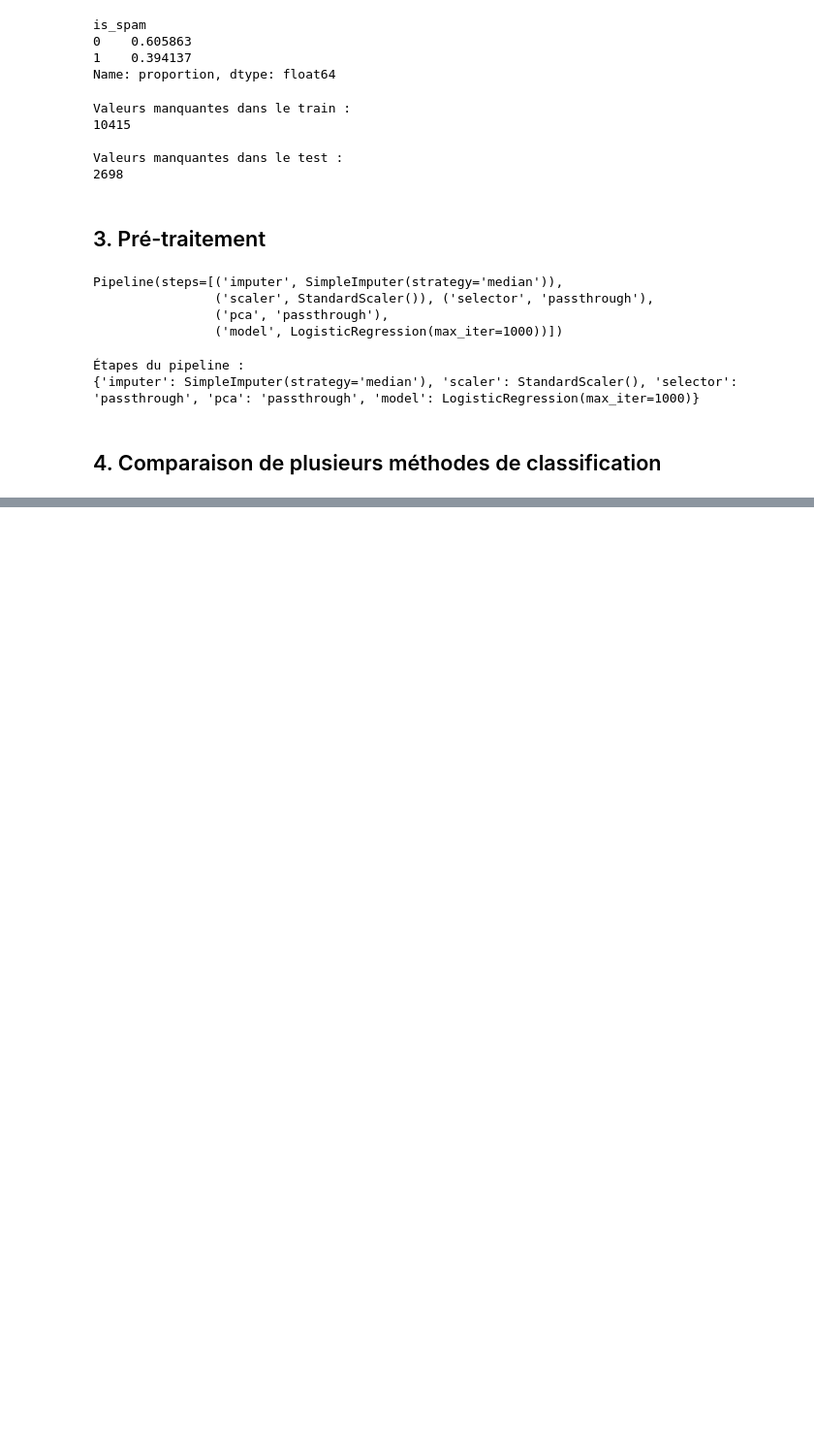
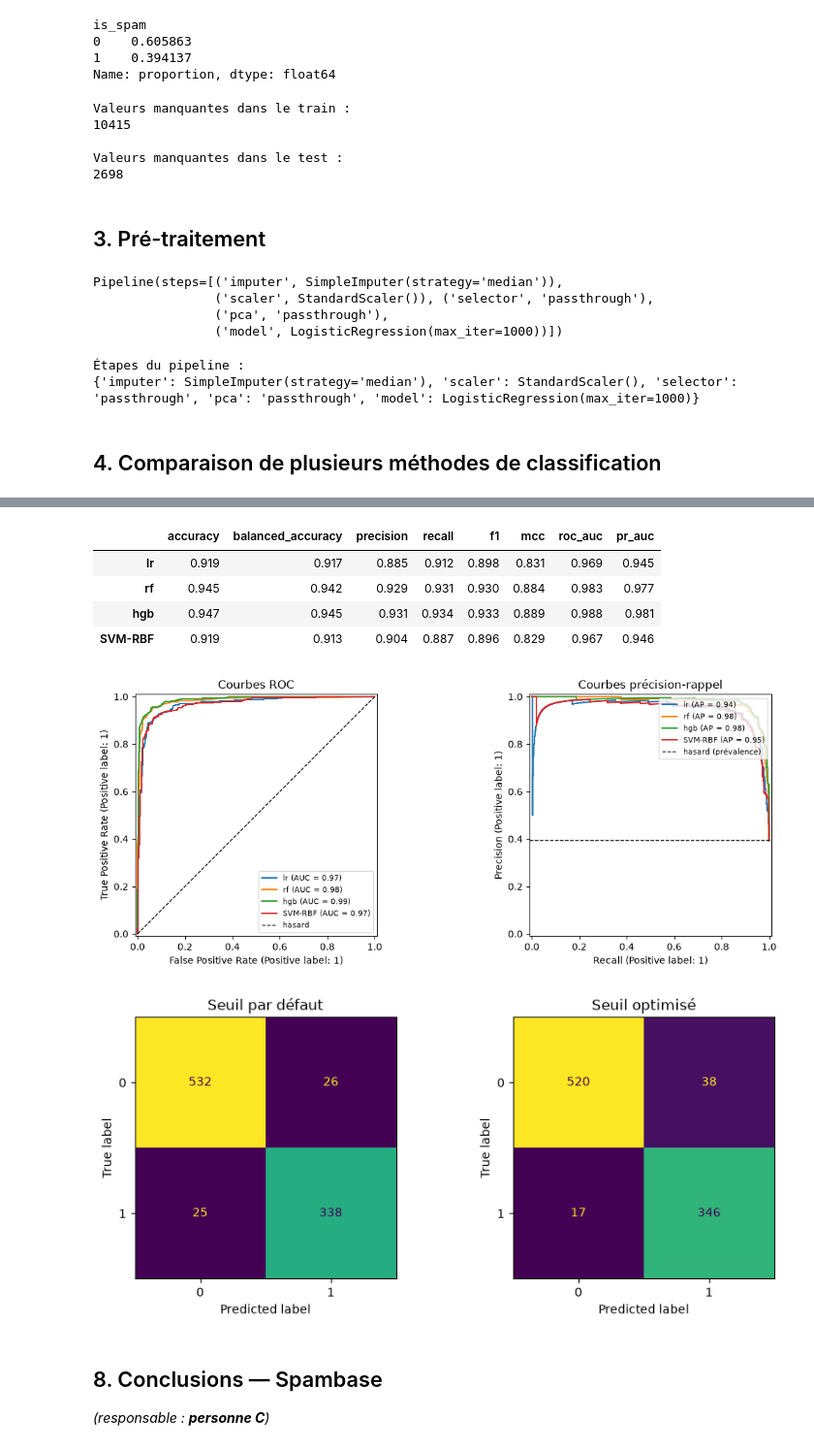
Before and after one commit to j4niro/ml-project, a Jupyter notebook: 01_spambase.ipynb, the cells around one changed output, grey strips where cells are left out. Shown at 97% size. Saved outputs shown, nothing was run; the diff lists cells and outputs as text; code cells hidden in the pictures; blank space fills up the shorter version.

Commit message:
Evaluation et Conclusion améliorées

```diff
--- a/01_spambase.ipynb
+++ b/01_spambase.ipynb
@@ -339,0 +252,22 @@ ml.plot_confusion(
+# %%
+# Modèle retenu = meilleur PR-AUC moyenne en validation croisée (tableau de la section 4)
+best_name  = model_comparison["average_precision_mean"].idxmax()
+best_model = models[best_name]
+
+# Le modèle retenu profite-t-il de la sélection de variables ou de l'ACP ? (CV sur le train uniquement)
+best_sel = selector_table["average_precision_mean"].idxmax()      # (méthode, k) trouvé en section 5
+candidates = {
+    "sans sélection ni ACP": {},
+    f"sélection {best_sel[0]} (k={best_sel[1]})": dict(selector=best_sel[0], k=best_sel[1]),
+    "ACP (95 % de variance)": dict(pca_components=0.95),
+}
+rows = {
+    label: ml.cross_validate_models({best_name: best_model}, X_train_spam, y_train_spam, cv=5, **kw).loc[best_name]
+    for label, kw in candidates.items()
+}
+config_table = pd.DataFrame(rows).T
+display(config_table.round(3))
+
+best_label  = config_table["average_precision_mean"].idxmax()
+best_params = candidates[best_label]
+print(f"Modèle retenu : {best_name} | configuration : {best_label}")
@@ -339,0 +280,13 @@ ml.plot_confusion(
+# %%
+final = ml.build_pipeline(clone(best_model), **best_params)
+
+# Seuil de décision appris sur le train uniquement (scores hors-échantillon)
+oof = ml.oof_scores(final, X_train_spam, y_train_spam, cv=3)
+thr = ml.find_best_threshold(y_train_spam, oof, metric="f1")
+final.fit(X_train_spam, y_train_spam)
+
+res = pd.DataFrame({
+    "seuil par défaut": ml.evaluate_model(final, X_test_spam, y_test_spam),
+    f"seuil optimisé ({thr:.2f})": ml.evaluate_model(final, X_test_spam, y_test_spam, threshold=thr),
+}).round(3)
+res
@@ -339,0 +303,21 @@ ml.plot_confusion(
+# %%
+# Tous les modèles sur le test (courbes ROC / PR) et matrices de confusion du modèle final
+table, fitted = ml.compare_models(models, X_train_spam, y_train_spam, X_test_spam, y_test_spam, **best_params)
+display(table.round(3))
+ml.plot_roc_pr(fitted, X_test_spam, y_test_spam)
+
+fig, axes = plt.subplots(1, 2, figsize=(9, 4))
+ml.plot_confusion(final, X_test_spam, y_test_spam, title="Seuil par défaut", ax=axes[0])
+ml.plot_confusion(final, X_test_spam, y_test_spam, threshold=thr, title="Seuil optimisé", ax=axes[1])
+plt.tight_layout()
+# %% [output]
+|  | accuracy | balanced_accuracy | precision | recall | f1 | mcc | roc_auc | pr_auc |
+| lr | 0.919 | 0.917 | 0.885 | 0.912 | 0.898 | 0.831 | 0.969 | 0.945 |
+| rf | 0.945 | 0.942 | 0.929 | 0.931 | 0.930 | 0.884 | 0.983 | 0.977 |
+| hgb | 0.947 | 0.945 | 0.931 | 0.934 | 0.933 | 0.889 | 0.988 | 0.981 |
+| SVM-RBF | 0.919 | 0.913 | 0.904 | 0.887 | 0.896 | 0.829 | 0.967 | 0.946 |
+[figure, added]
+[figure, added]
+# %% [markdown]
+## 8. Conclusions — Spambase
+*(responsable : **personne C**)*
```
Also changed, not shown: parts of 20 cells of this notebook, 1 other file.
